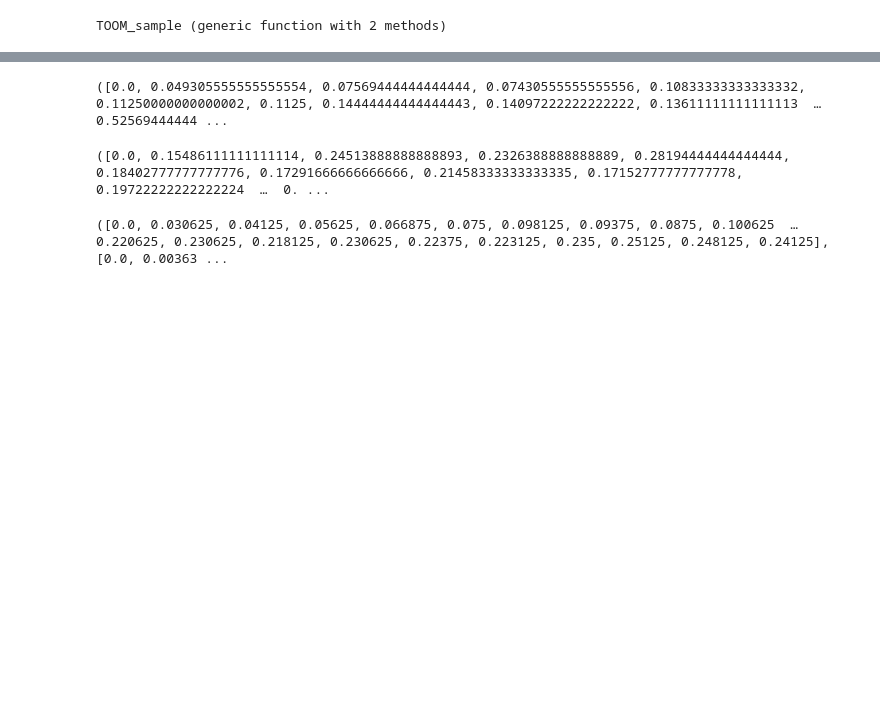
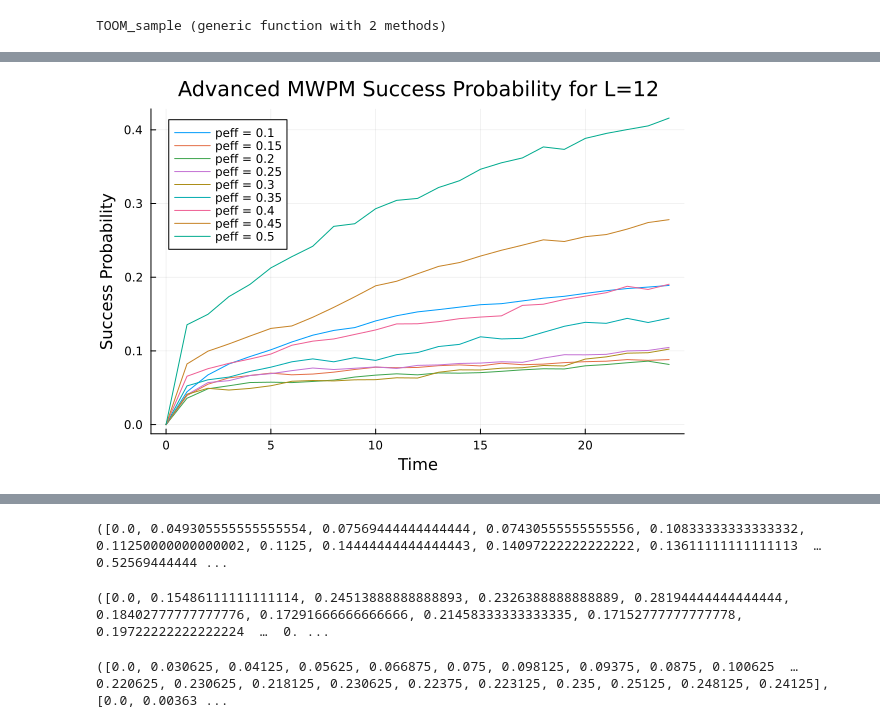
Before and after one commit to jahauser/single_shot, a Jupyter notebook: notebooks/25_08_19.ipynb, the cells around one changed output, grey strips where cells are left out. Cells and saved outputs as stored; diff of their text form; code cells hidden in the pictures; blank space fills up the shorter version.

```diff
--- a/notebooks/25_08_19.ipynb
+++ b/notebooks/25_08_19.ipynb
@@ -15,0 +18,4 @@ TOOM_sample (generic function with 2 methods)
+# %%
+adv_MWPM_data = Dict{Tuple{Int,Int,Float64,Float64,Float64}, Tuple{Vector,Vector}}()
+basic_MWPM_data = Dict{Tuple{Int,Int,Float64,Float64}, Tuple{Vector,Vector}}()
+MV_data = Dict{Tuple{Int,Int,Float64,Float64}, Tuple{Vector,Vector}}()
@@ -15,0 +63,18 @@ TOOM_sample (generic function with 2 methods)
+# %%
+p = 0.1
+q = 0.1
+
+L = 12
+plt = plot()
+
+for peff in 0.1:0.05:0.5
+    T = 2L
+    ts = collect(0:T)
+    xs = adv_MWPM_data[(L, T, p, peff, q)][1]
+
+    plot!(plt, ts, xs, label="peff = $peff", xlabel="Time", ylabel="Success Probability", title="Advanced MWPM Success Probability for L=$L")
+end
+
+plt
+# %% [output]
+[figure, added]
```
Also changed, not shown: parts of 12 cells of this notebook, 4 other files.
